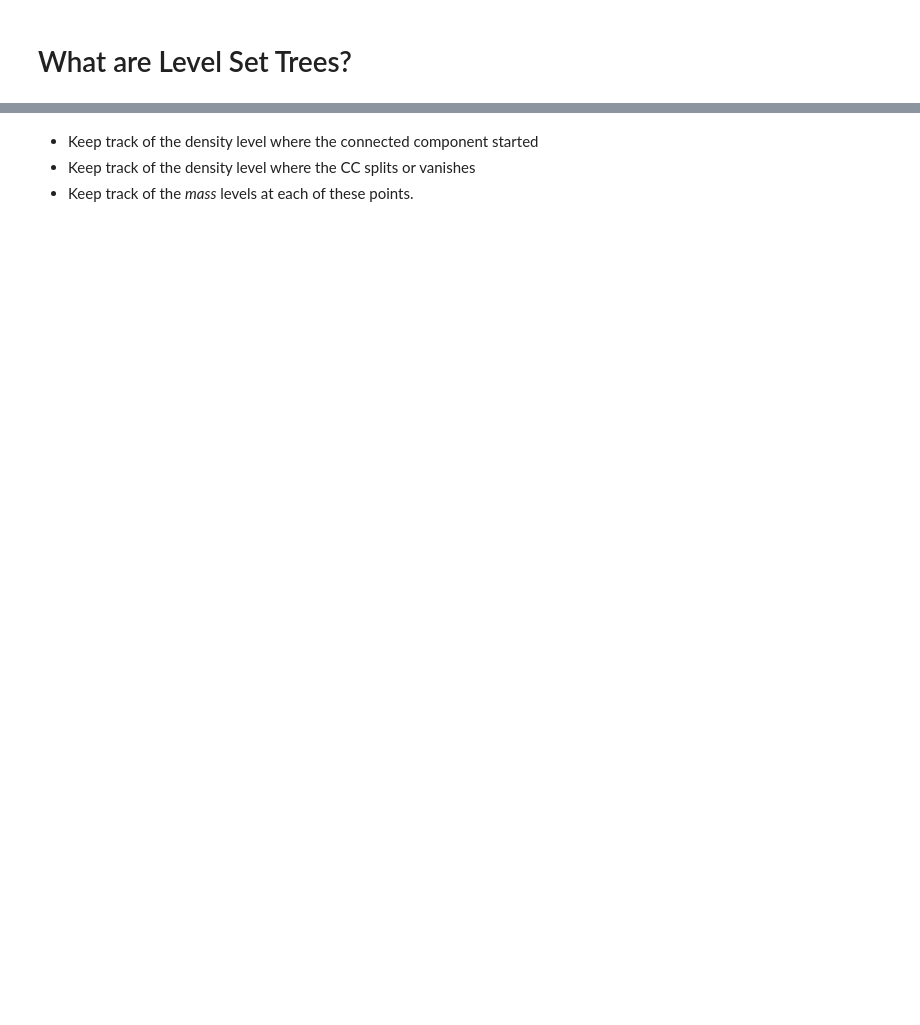
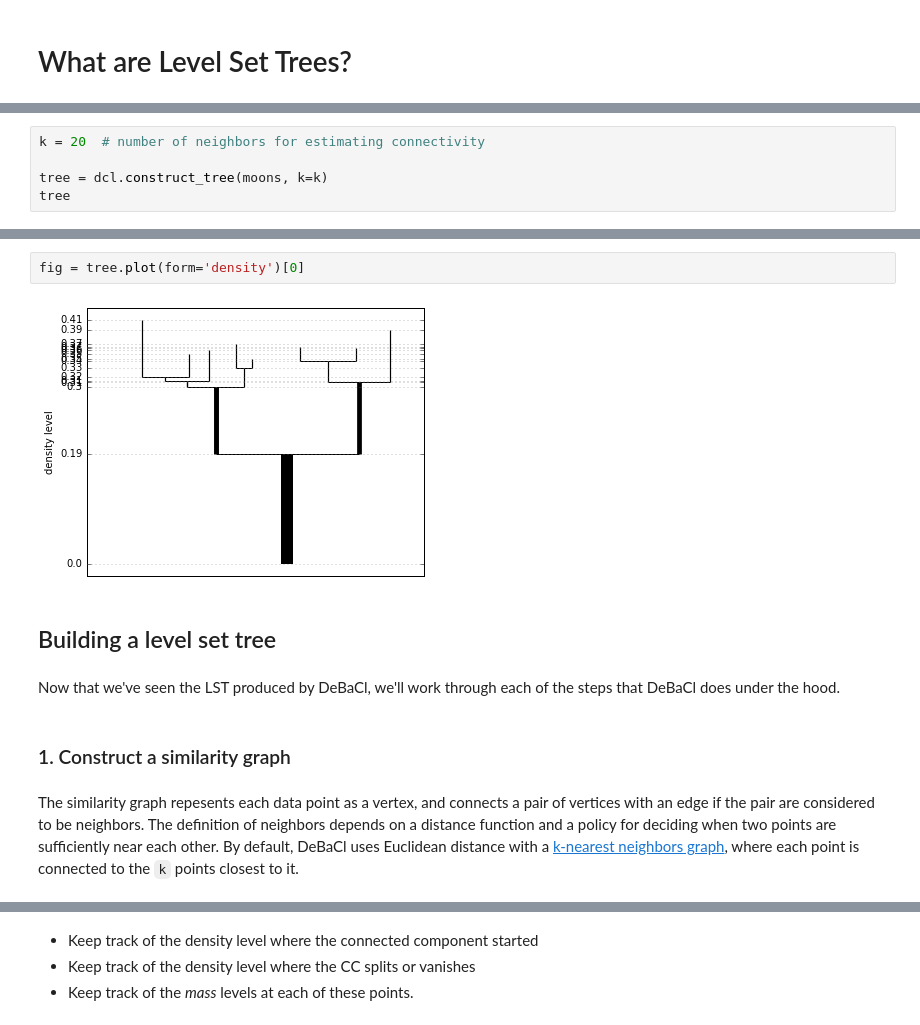
Before and after one commit to CoAxLab/DeBaCl, a Jupyter notebook: examples/what_are_level_set_trees.ipynb, the cells around one changed output, grey strips where cells are left out. Saved outputs shown, nothing was run; the diff lists cells and outputs as text; blank space fills up the shorter version.

```diff
--- a/examples/what_are_level_set_trees.ipynb
+++ b/examples/what_are_level_set_trees.ipynb
@@ -48,0 +53,5 @@ with plt.style.context('ggplot'):
+# %%
+k = 20  # number of neighbors for estimating connectivity
+
+tree = dcl.construct_tree(moons, k=k)
+tree
@@ -48,0 +78,12 @@ with plt.style.context('ggplot'):
+# %%
+fig = tree.plot(form='density')[0]
+# %% [output]
+[figure, added]
+# %% [markdown]
+## Building a level set tree
+# %% [markdown]
+Now that we've seen the LST produced by DeBaCl, we'll work through each of the steps that DeBaCl does under the hood.
+# %% [markdown]
+### 1. Construct a similarity graph
+# %% [markdown]
+The similarity graph repesents each data point as a vertex, and connects a pair of vertices with an edge if the pair are considered to be neighbors. The definition of neighbors depends on a distance function and a policy for deciding when two points are sufficiently near each other. By default, DeBaCl uses Euclidean distance with a [k-nearest neighbors graph](https://en.wikipedia.org/wiki/Nearest_neighbor_graph), where each point is connected to the `k` points closest to it.
```
Also changed, not shown: parts of 43 cells of this notebook.
